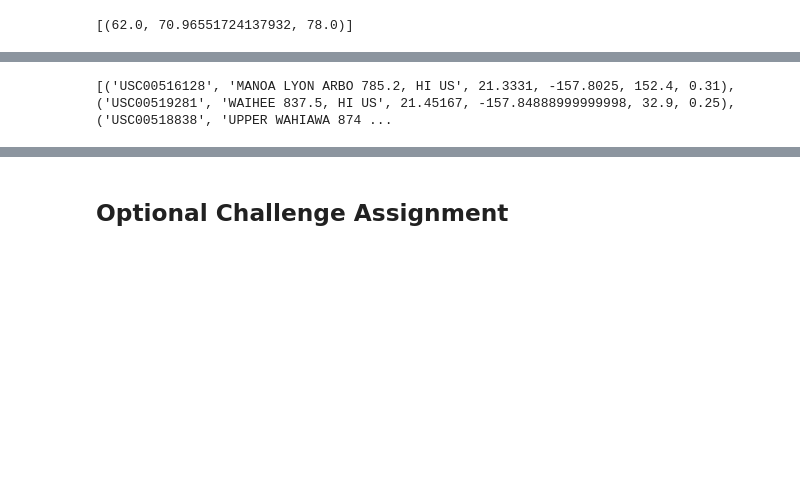
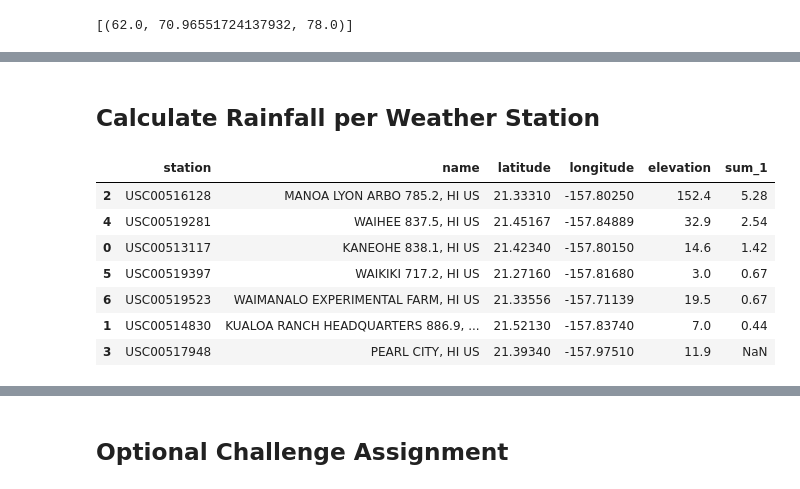
Before and after one commit to mjvillacresesn/Surfs-Up, a Jupyter notebook: climate_starter.ipynb, the cells around one changed output, grey strips where cells are left out. Cells and saved outputs as stored; diff of their text form; code cells hidden in the pictures; blank space fills up the shorter version.

```diff
--- a/climate_starter.ipynb
+++ b/climate_starter.ipynb
@@ -234,5 +299,50 @@ mytrip_temp = plt.bar(ind, mean, yerr=peak2peak, color='lightcoral', ecolor="yel
+# %% [markdown]
+## Calculate Rainfall per Weather Station
+# %%
+# 14. calculate the rainfall per weather station for your trip dates using the previous year's matching dates.
+alist = session.query(Measurement.station, func.sum(Measurement.prcp)).filter(Measurement.date <= '2016-01-10').\
+        filter(Measurement.date >= '2015-12-27').group_by(Measurement.station)
+# %%
+# 14b. use function to pull out all data correspondent to the stations from the list of "station_results", in a form of a tupple
+def rainfall_pstation(name):
+    """rainfall_pstation.
+
+    Args:
+        name (str): Name of station string in the format 'USC00519397'
+
+    Returns:
+        A list of tuples containing each result correspondant to each column in table "Stations"
+
+    """
+    sel = [Station.station, Station.name, Station.latitude, Station.longitude, Station.elevation]
+    return session.query(*sel).filter(Station.station == name).first()
+# %%
+# 14c.looped through the list filtered by station for my trip dates
+stations_results = []
+station_list = ['USC00513117','USC00514830', 'USC00516128', 'USC00517948', 'USC00519281', 'USC00519397','USC00519523']
+
+for one in station_list:
+    r=rainfall_pstation(one)
+    stations_results.append(r)
+
+# show results
+#stations_results
+# %%
+# 14d. create a df of station_results
+stationinfo_df = pd.DataFrame(stations_results)
+# create a df of rainfall results
+rainfallinfo_df = pd.read_sql_query(alist.statement, session.bind)
 # %%
-# Calculate the rainfall per weather station for your trip dates using the previous year's matching dates.
-# Sort this in descending order by precipitation amount and list the station, name, latitude, longitude, and elevation
+# 14e. Display Results:
+#      A.merge tables
+#      B.sort this in descending order by precipitation amount and list the station, name, latitude, longitude, and elevation
+pd.merge(stationinfo_df, rainfallinfo_df, on="station", how="inner").sort_values(by=["sum_1"],ascending=False)
 # %% [output]
-[('USC00516128', 'MANOA LYON ARBO 785.2, HI US', 21.3331, -157.8025, 152.4, 0.31), ('USC00519281', 'WAIHEE 837.5, HI US', 21.45167, -157.84888999999998, 32.9, 0.25), ('USC00518838', 'UPPER WAHIAWA 874 ...
+|  | station | name | latitude | longitude | elevation | sum_1 |
+| 2 | USC00516128 | MANOA LYON ARBO 785.2, HI US | 21.33310 | -157.80250 | 152.4 | 5.28 |
+| 4 | USC00519281 | WAIHEE 837.5, HI US | 21.45167 | -157.84889 | 32.9 | 2.54 |
+| 0 | USC00513117 | KANEOHE 838.1, HI US | 21.42340 | -157.80150 | 14.6 | 1.42 |
+| 5 | USC00519397 | WAIKIKI 717.2, HI US | 21.27160 | -157.81680 | 3.0 | 0.67 |
+| 6 | USC00519523 | WAIMANALO EXPERIMENTAL FARM, HI US | 21.33556 | -157.71139 | 19.5 | 0.67 |
+| 1 | USC00514830 | KUALOA RANCH HEADQUARTERS 886.9, ... | 21.52130 | -157.83740 | 7.0 | 0.44 |
+| 3 | USC00517948 | PEARL CITY, HI US | 21.39340 | -157.97510 | 11.9 | NaN |
```
Also changed, not shown: parts of 22 cells of this notebook.
